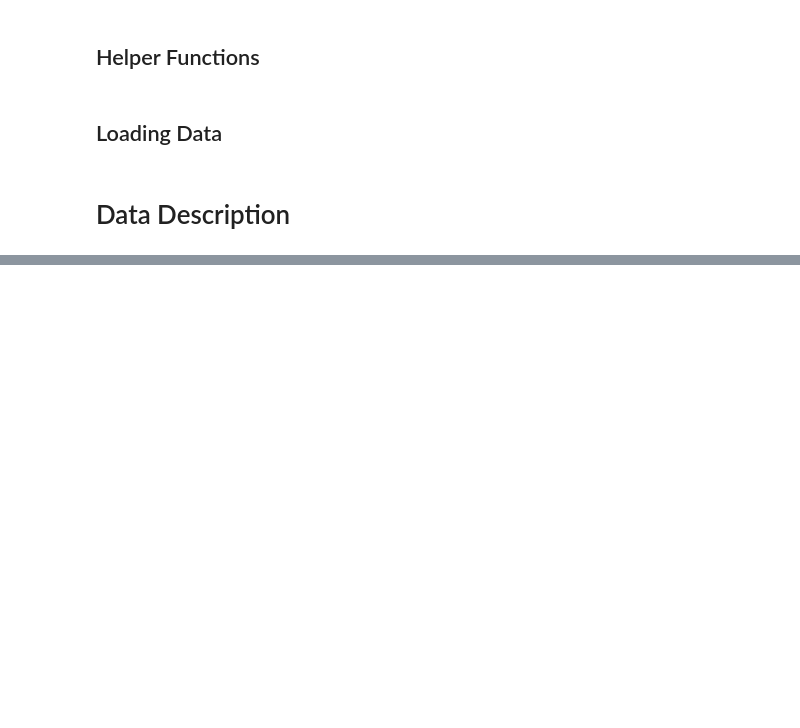
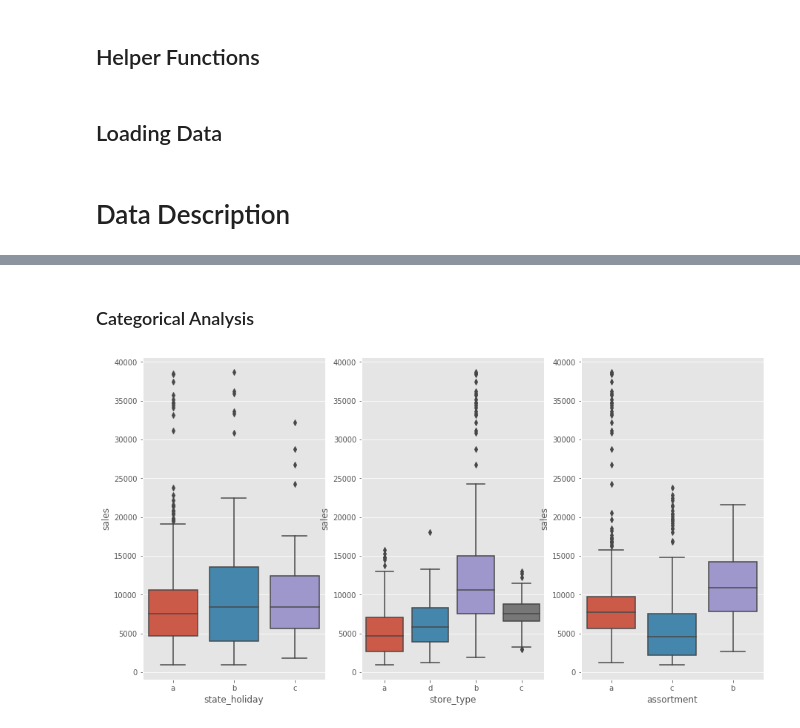
Before and after one commit to danillobarroscordeiro/rossman_sales, a Jupyter notebook: Untitled.ipynb, the cells around one changed output, grey strips where cells are left out. Cells and saved outputs as stored; diff of their text form; code cells hidden in the pictures; blank space fills up the shorter version.

```diff
--- a/Untitled.ipynb
+++ b/Untitled.ipynb
@@ -63,0 +77,14 @@ df1.columns = cols_new
+# %%
+cols_old = ['Store', 'DayOfWeek', 'Date', 'Sales', 'Customers', 'Open', 'Promo',
+       'StateHoliday', 'SchoolHoliday', 'StoreType', 'Assortment',
+       'CompetitionDistance', 'CompetitionOpenSinceMonth',
+       'CompetitionOpenSinceYear', 'Promo2', 'Promo2SinceWeek',
+       'Promo2SinceYear', 'PromoInterval']
+
+snakecase = lambda x: inflection.underscore(x)
+
+cols_new = list(map(snakecase, cols_old))
+
+df1.columns = cols_new
+
+df1['date'] = pd.to_datetime(df1['date'])
@@ -63,0 +126,5 @@ df1.columns = cols_new
+# %%
+df1['competition_open_since_month'] = df1['competition_open_since_month'].astype(int)
+df1['competition_open_since_year'] = df1['competition_open_since_year'].astype(int)
+df1['promo2_since_week'] = df1['promo2_since_week'].astype(int)
+df1['promo2_since_year'] = df1['promo2_since_year'].astype(int)
@@ -63,0 +153,15 @@ df1.columns = cols_new
+# %% [markdown]
+### Categorical Analysis
+# %%
+aux1 = df1[(df1['state_holiday'] != '0') & (df1['sales'] > 0)]
+fig = plt.figure(figsize=(15,8))
+plt.subplot(1,3,1)
+sns.boxplot(x='state_holiday', y='sales', data=aux1 );
+
+plt.subplot(1,3,2)
+sns.boxplot(x='store_type', y='sales', data=aux1 );
+
+plt.subplot(1,3,3)
+sns.boxplot(x='assortment', y='sales', data=aux1 );
+# %% [output]
+[figure, added]
```
Also changed, not shown: parts of 12 cells of this notebook.
